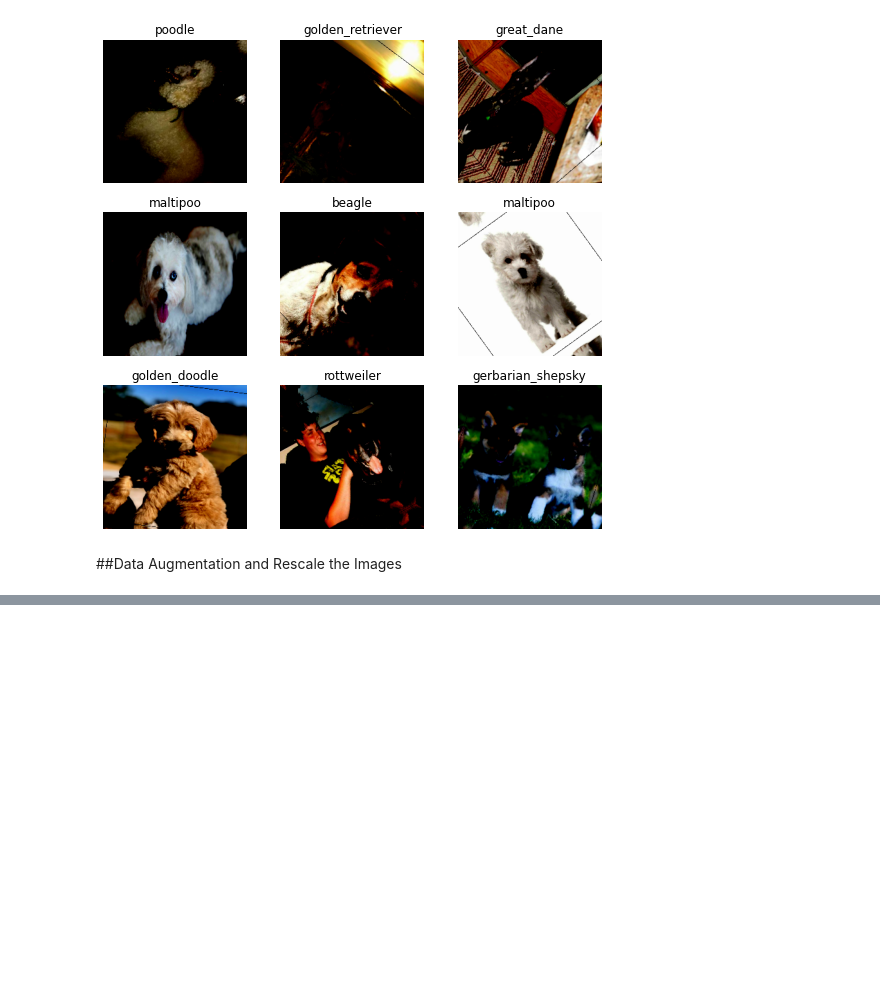
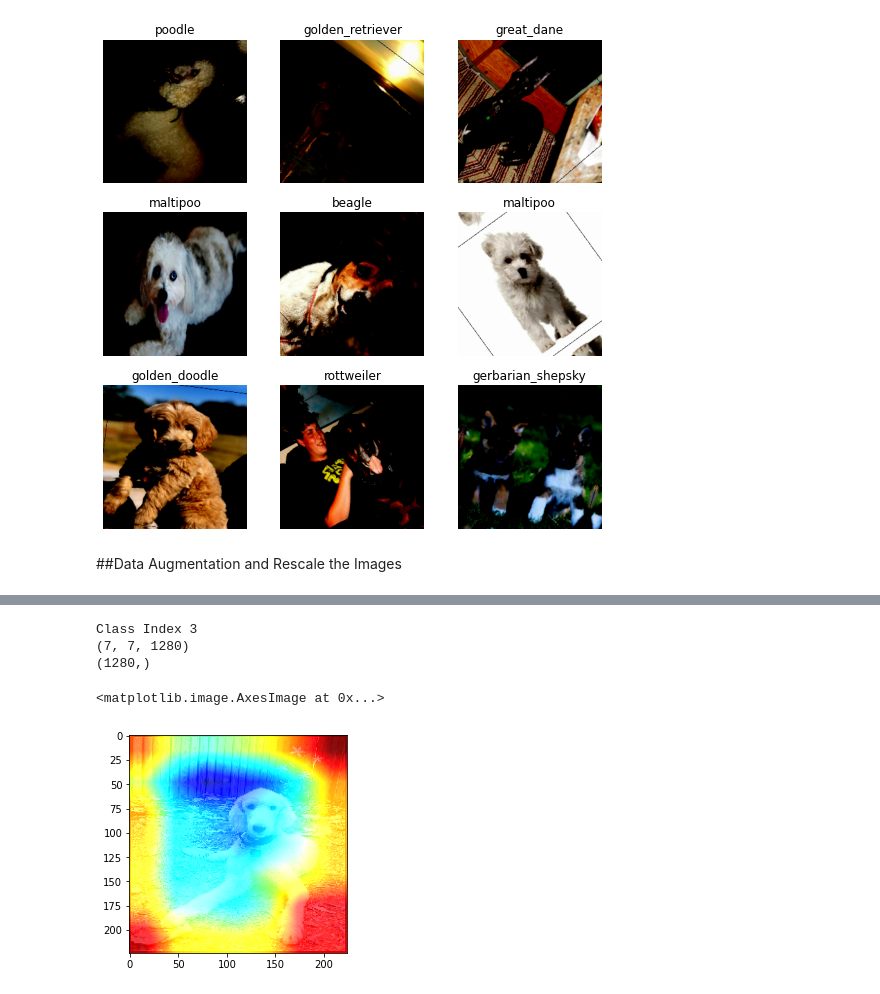
Before and after one commit to vinx-2105/Artificial_Neural_Networks_Labs, a Jupyter notebook: ANN_Lab1.ipynb, the cells around one changed output, grey strips where cells are left out. Cells and saved outputs as stored; diff of their text form; code cells hidden in the pictures; blank space fills up the shorter version.

Commit message:
tried grad cam

```diff
--- a/ANN_Lab1.ipynb
+++ b/ANN_Lab1.ipynb
@@ -569,14 +576,22 @@ def get_model():
   model.build(input_shape=(img_height, img_width, 3))
   return model
 # %%
+checkpoint_path = LAB_PATH + "training_3/cp.ckpt"
+checkpoint_dir = os.path.dirname(checkpoint_path)
+
+# Create a callback that saves the model's weights
+cp_callback = tf.keras.callbacks.ModelCheckpoint(filepath=checkpoint_path,
+                                                 save_weights_only=True,
+                                                 verbose=1)
+
 model = get_model()
 base_learning_rate = 1e-04
 model.trainable = True
-model.summary()
+# model.summary()
 model.compile(optimizer=tf.keras.optimizers.Adam(lr=base_learning_rate),
               loss=tf.keras.losses.CategoricalCrossentropy(from_logits=True),
               metrics=['accuracy'])
-
-
+# model.load_weights(checkpoint_path)
+model.summary()
 loss0, accuracy0 = model.evaluate(valid_ds)
 # %% [output]
@@ -629,0 +615,3 @@ Epoch 00030: saving model to /content/gdrive/My Drive/ANN/lab_1/training_2/cp.ck
+# %%
+initial_epochs = 25
+history = model.fit(train_ds, epochs=initial_epochs, validation_data=valid_ds, callbacks=[cp_callback])
@@ -634,0 +641,50 @@ loss_t, accuracy_t = model.evaluate(test_ds)
+# %%
+IMAGE_PATH = DATASET_PATH + 'test/poodle/poodle.00017.jpg'
+
+img = tf.keras.preprocessing.image.load_img(IMAGE_PATH, target_size=(224, 224))
+img = tf.keras.preprocessing.image.img_to_array(img)
+
+# print(img.shape)
+
+# prediction = model.predict(img.reshape(1, 224, 224, 3))
+# print(prediction)
+
+grad_model = tf.keras.models.Model([model.inputs], [model.get_layer('Conv_1').output, model.output])
+
+with tf.GradientTape() as tape:
+    conv_outputs, predictions = grad_model(np.array([img]))
+    print("Class Index {}".format(np.argmax(predictions)))
+    loss = predictions[:, np.argmax(predictions)]
+
+output = conv_outputs[0]
+grads = tape.gradient(loss, conv_outputs)[0]
+
+print(grads.shape)
+
+gate_f = tf.cast(output > 0, 'float32')
+gate_r = tf.cast(grads > 0, 'float32')
+guided_grads = tf.cast(output > 0, 'float32') * tf.cast(grads > 0, 'float32') * grads
+
+weights = tf.reduce_mean(guided_grads, axis=(0, 1))
+print(weights.shape)
+
+cam = np.ones(output.shape[0: 2], dtype = np.float32)
+
+for i, w in enumerate(weights):
+    cam += w * output[:, :, i]
+
+cam = cv2.resize(cam.numpy(), (img_height, img_width))
+cam = np.maximum(cam, 0)
+heatmap = (cam - cam.min()) / (cam.max() - cam.min())
+
+cam = cv2.applyColorMap(np.uint8(255*heatmap), cv2.COLORMAP_JET)
+
+output_image = cv2.addWeighted(cv2.cvtColor(img.astype('uint8'), cv2.COLOR_RGB2BGR), 0.5, cam, 1, 0)
+
+plt.imshow(output_image)
+# %% [output]
+Class Index 3
+(7, 7, 1280)
+(1280,)
+<matplotlib.image.AxesImage at 0x...>
+[figure, added]
```
Also changed, not shown: parts of 6 cells of this notebook.
